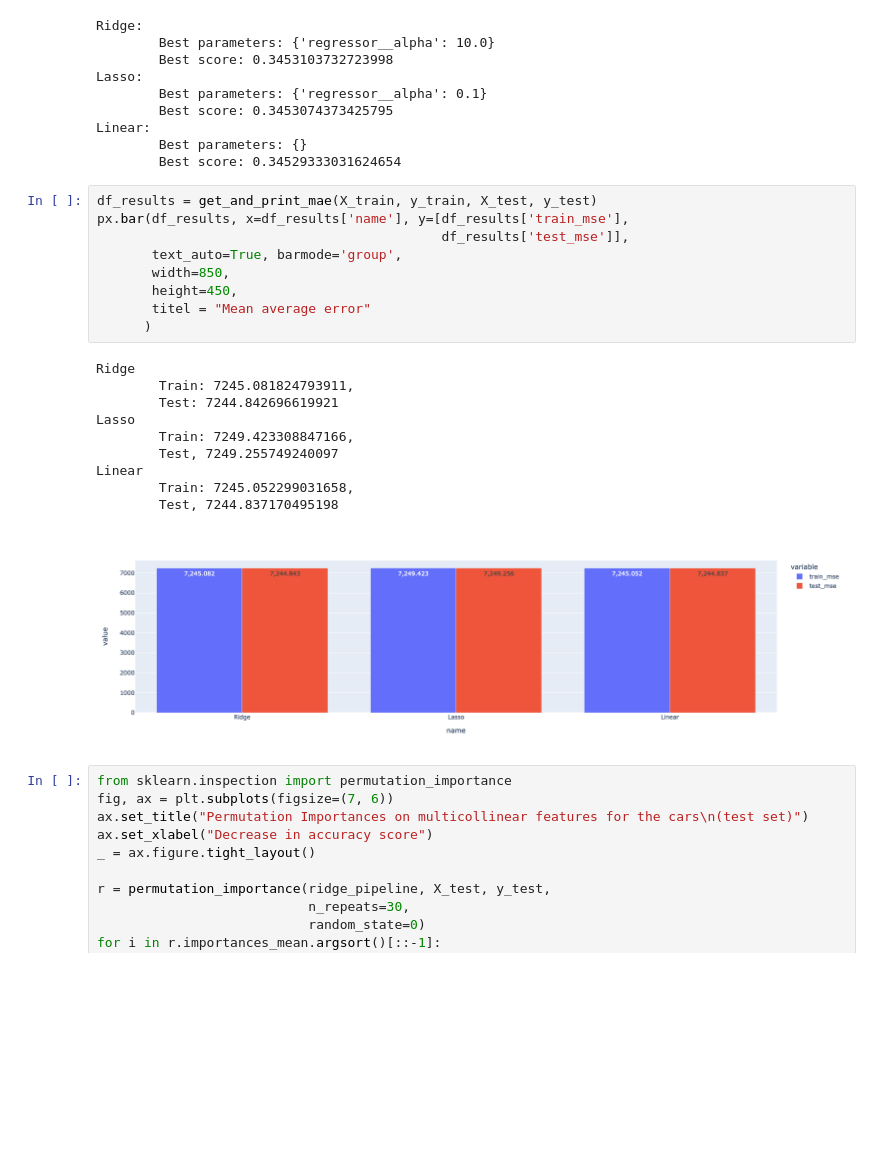
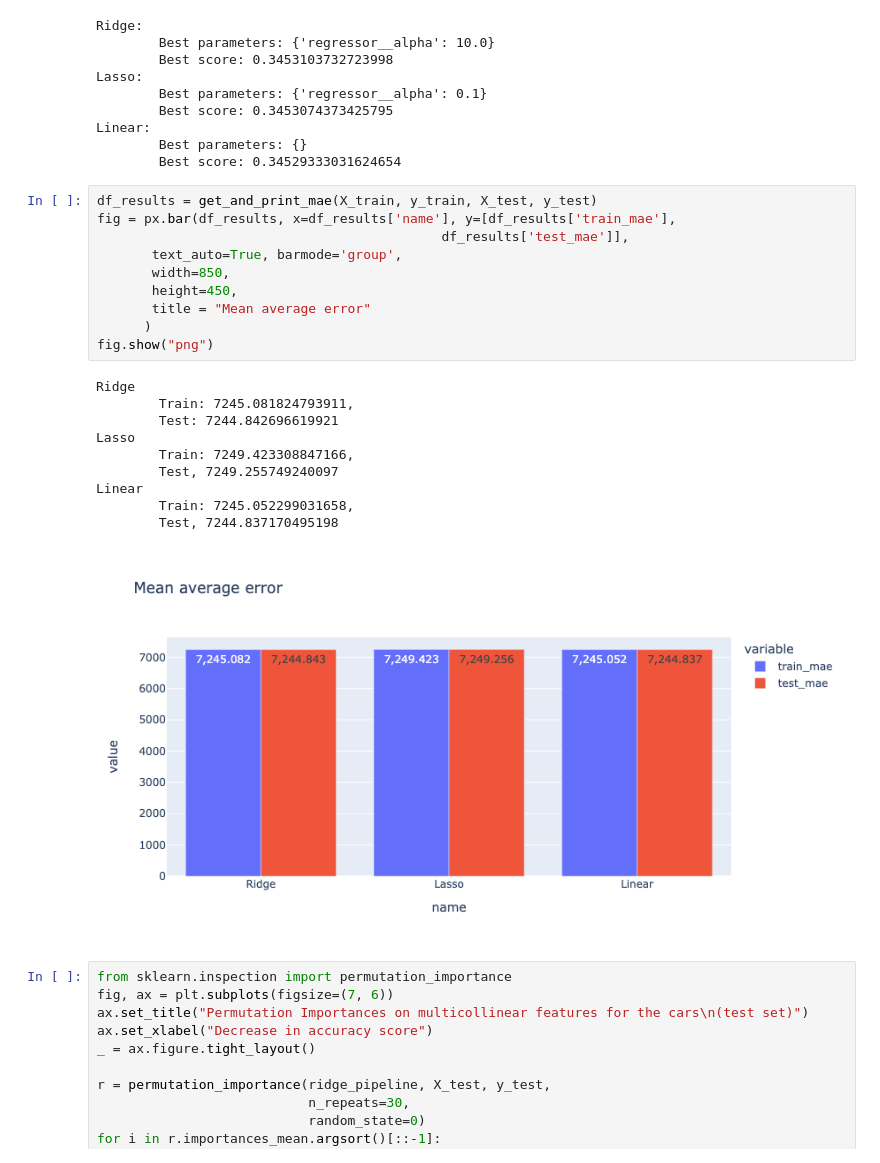
Before and after one commit to jiotiG/ML-AI-Model-Car-price, a Jupyter notebook: model_car_data.ipynb, the cells around one changed output. Drawn from its saved outputs; the diff is of its cells as text; blank space fills up the shorter version.

```diff
--- a/model_car_data.ipynb
+++ b/model_car_data.ipynb
@@ -869,24 +842,25 @@ Linear:
         Best score: 0.34529333031624654
 # %%
 df_results = get_and_print_mae(X_train, y_train, X_test, y_test)
-px.bar(df_results, x=df_results['name'], y=[df_results['train_mse'],
-                                            df_results['test_mse']],
+fig = px.bar(df_results, x=df_results['name'], y=[df_results['train_mae'],
+                                            df_results['test_mae']],
        text_auto=True, barmode='group',
        width=850,
        height=450,
-       titel = "Mean average error"
+       title = "Mean average error"
       )
+fig.show("png")
 # %% [output]
 Ridge
         Train: 7245.081824793911,
         Test: 7244.842696619921
 Lasso
         Train: 7249.423308847166,
         Test, 7249.255749240097
 Linear
         Train: 7245.052299031658,
         Test, 7244.837170495198
-[figure, old version]
+[figure, new version]
 # %%
 from sklearn.inspection import permutation_importance
 fig, ax = plt.subplots(figsize=(7, 6))
```
Also changed, not shown: parts of 8 cells of this notebook.
